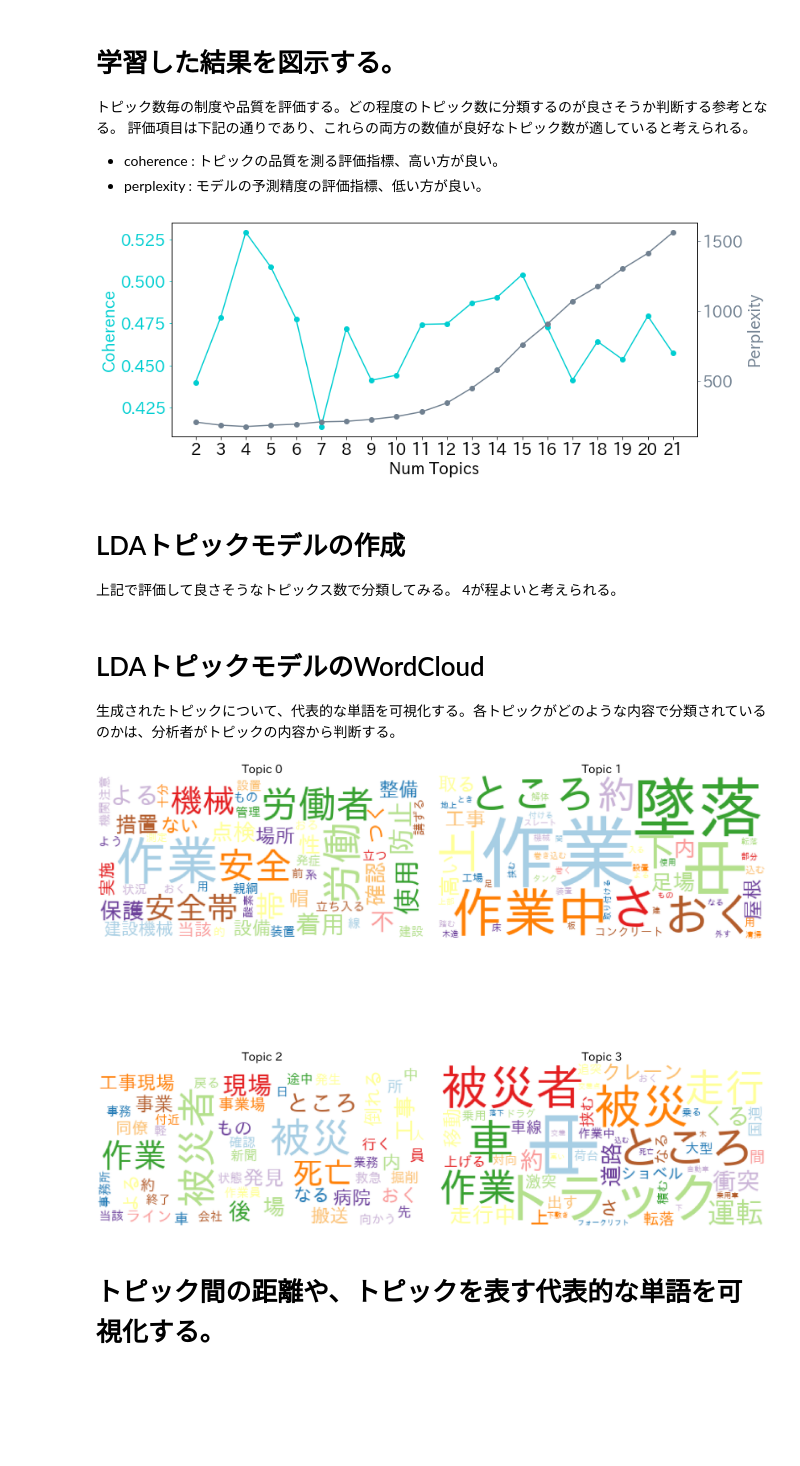
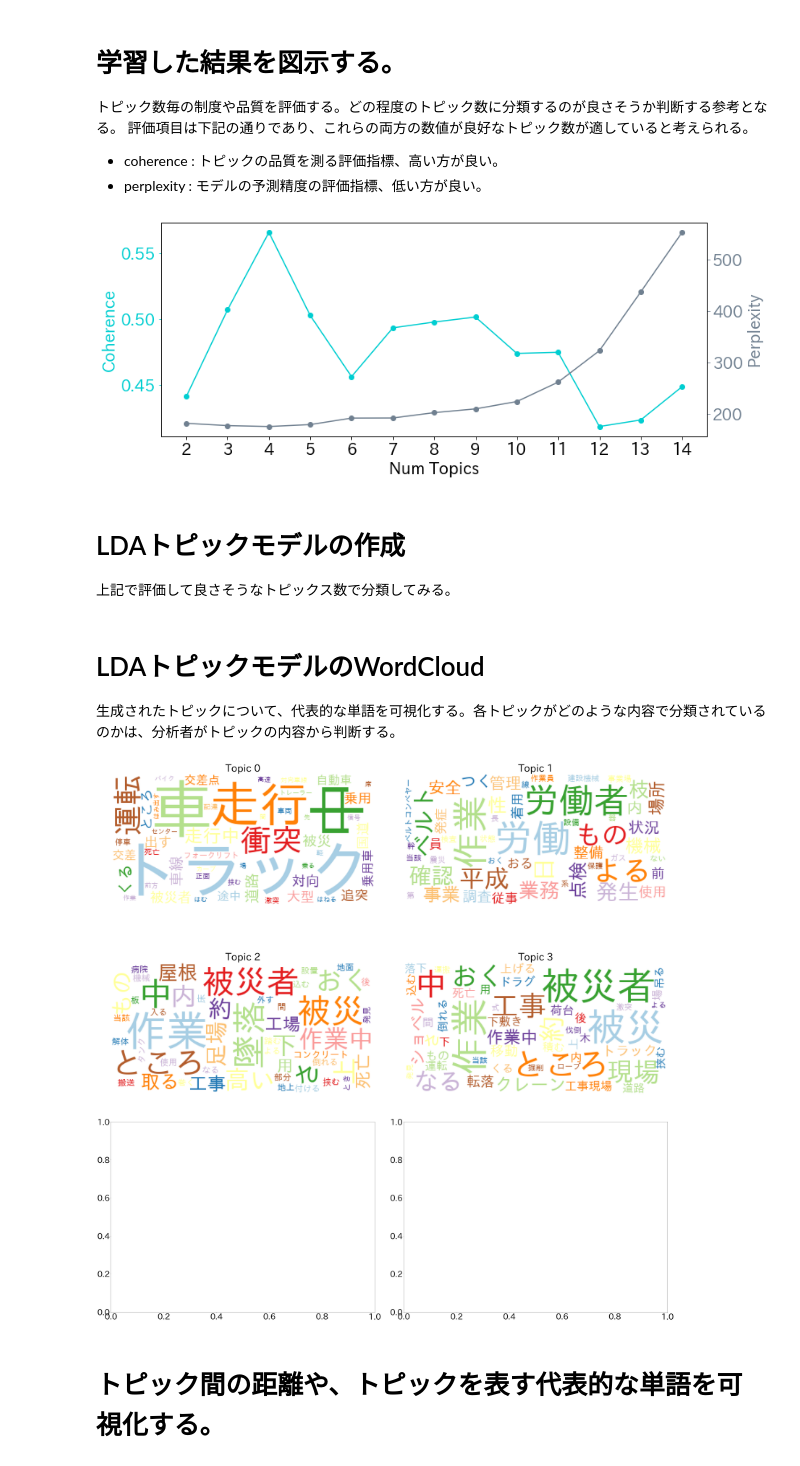
Before and after one commit to t2hk/scdv_glove_elasticsearch_docker, a Jupyter notebook: jupyter/data/LDA_topic_model.ipynb, the cells around one changed output. Saved outputs shown, nothing was run; the diff lists cells and outputs as text; code cells hidden in the pictures; blank space fills up the shorter version.

```diff
--- a/jupyter/data/LDA_topic_model.ipynb
+++ b/jupyter/data/LDA_topic_model.ipynb
@@ -23,7 +23,7 @@ dictionary = Dictionary(texts)
 corpus = [dictionary.doc2bow(text) for text in texts]
 
 start = 2
-limit = 22
+limit = 15
 step = 1
 
 coherence_vals = []
@@ -73,9 +73,8 @@ ax1.set_xticks(x)
 fig.tight_layout()
 plt.show()
 # %% [output]
-[figure, old version]
+[figure, new version]
 # %% [markdown]
 # LDAトピックモデルの作成
 上記で評価して良さそうなトピックス数で分類してみる。
-4が程よいと考えられる。
 # %%
@@ -107,35 +106,35 @@ lda_model = LdaModel(corpus=corpus, num_topics=NUM_TOPICS, id2word=dictionary)
 # %%
 from wordcloud import WordCloud
 from PIL import Image
 import numpy as np
 import matplotlib.pyplot as plt
 
 plt.rcParams['font.family'] = 'IPAexGothic'
 plt.rcParams["font.size"] = 50
 
-fig, axs = plt.subplots(ncols=2, nrows=int(lda_model.num_topics/2), figsize=(50,50))
+fig, axs = plt.subplots(ncols=2, nrows=int(lda_model.num_topics/2 + 1), figsize=(50,50))
 axs = axs.flatten()
 
 def color_func(word, font_size, position, orientation, random_state, font_path):
     return 'darkturquoise'
 
 for i, t in enumerate(range(lda_model.num_topics)):
 
     x = dict(lda_model.show_topic(t, 50))
     im = WordCloud(
         font_path='/usr/share/fonts/truetype/ipaexg.ttf',
         background_color='white',
         color_func=color_func,
         random_state=0
     ).generate_from_frequencies(x)
     axs[i].imshow(im.recolor(colormap= 'Paired_r' , random_state=244), alpha=0.98)
     axs[i].axis('off')
     axs[i].set_title('Topic '+str(t))
 
 plt.tight_layout()
 plt.show()
 # %% [output]
-[figure, old version]
+[figure, new version]
 # %% [markdown]
 # トピック間の距離や、トピックを表す代表的な単語を可視化する。
 # %%
```
Also changed, not shown: parts of 2 cells of this notebook, 8 other files.
